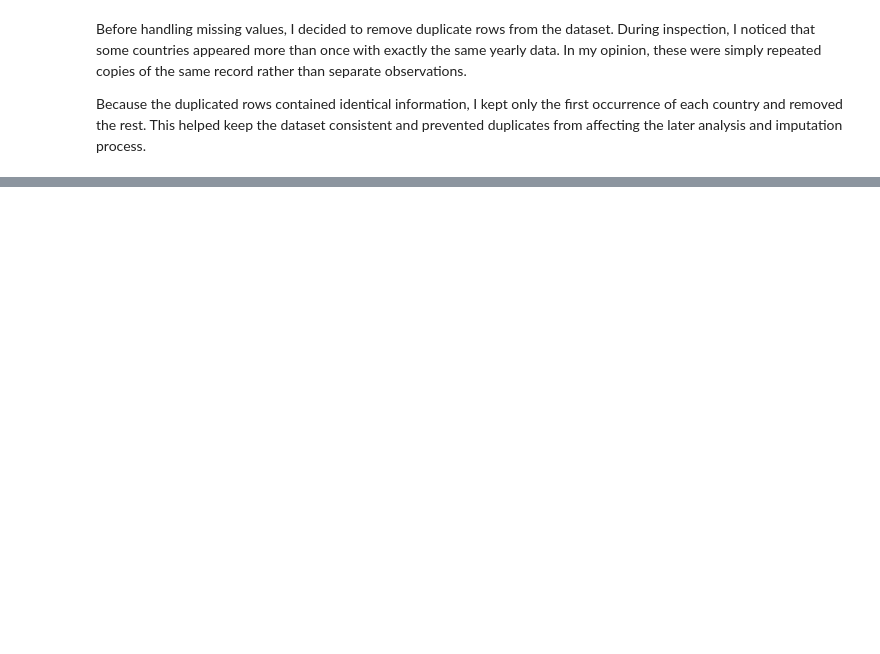
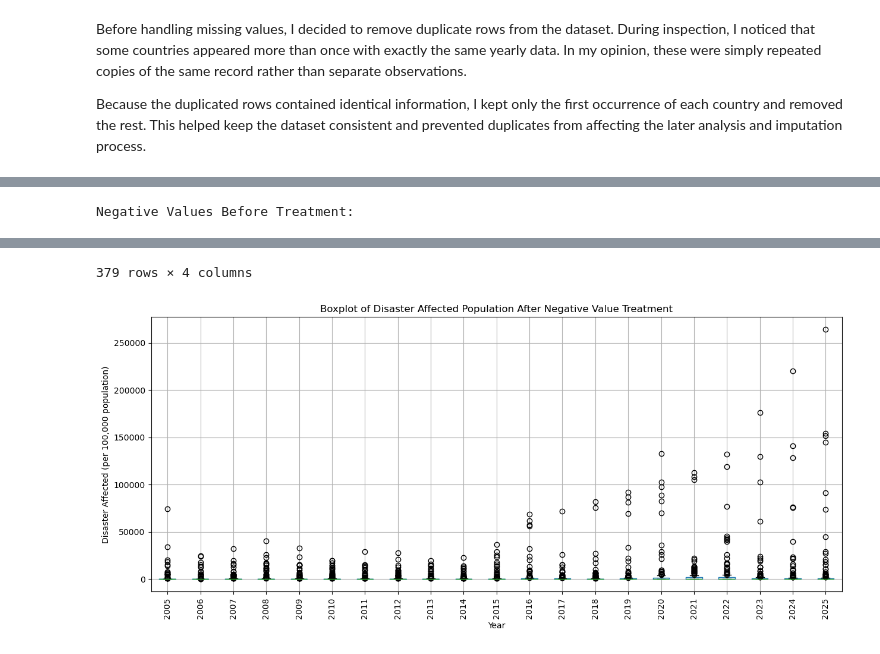
Before and after one commit to frogosorap/SDGReadinessIndex, a Jupyter notebook: Raw_Data/SDG_11_Sustainable_Cities_and_Communities/Cleaning_SDG_11.ipynb, the cells around one changed output, grey strips where cells are left out. Saved outputs shown, nothing was run; the diff lists cells and outputs as text; code cells hidden in the pictures; blank space fills up the shorter version.

```diff
--- a/Raw_Data/SDG_11_Sustainable_Cities_and_Communities/Cleaning_SDG_11.ipynb
+++ b/Raw_Data/SDG_11_Sustainable_Cities_and_Communities/Cleaning_SDG_11.ipynb
@@ -428,0 +591,68 @@ KeyError: "['2000', '2001', '2002', '2003', '2004'] not in index"
+# %%
+# Store negative values
+disaster_possible_outliers = []
+
+for year in years_2005_2025:
+
+    # Skip missing year columns
+    if year not in disaster_df.columns:
+        continue
+
+    # Get negative values
+    outliers = disaster_df[
+        disaster_df[year] < 0
+    ][['GeoAreaName', year]].copy()
+
+    outliers = outliers.rename(
+        columns={year: 'DisasterRiskRate'}
+    )
+
+    outliers['Year'] = year
+    outliers['ReplacementValue'] = 0
+
+    disaster_possible_outliers.append(outliers)
+
+# Combine all negative outliers
+disaster_possible_outliers_df = pd.concat(
+    disaster_possible_outliers
+)
+
+print("Negative Values Before Treatment:")
+display(disaster_possible_outliers_df)
+
+# -----------------------------
+# Replace negative values with 0
+# -----------------------------
+disaster_df_cleaned = disaster_df.copy()
+
+for year in years_2005_2025:
+
+    # Skip missing year columns
+    if year not in disaster_df_cleaned.columns:
+        continue
+
+    # Replace negatives with 0
+    disaster_df_cleaned[year] = disaster_df_cleaned[year].clip(
+        lower=0
+    )
+
+# Replace original dataset
+disaster_df = disaster_df_cleaned
+
+# Boxplot after treatment
+plt.figure(figsize=(15, 6))
+
+disaster_df.boxplot(
+    column=years_2005_2025,
+    rot=90
+)
+
+plt.title('Boxplot of Disaster Affected Population After Negative Value Treatment')
+plt.xlabel('Year')
+plt.ylabel('Disaster Affected (per 100,000 population)')
+
+plt.grid(True)
+
+plt.show()
+# %% [output]
+Negative Values Before Treatment:
@@ -428,0 +671,2 @@ KeyError: "['2000', '2001', '2002', '2003', '2004'] not in index"
+379 rows × 4 columns
+[figure, added]
```
Also changed, not shown: parts of 14 cells of this notebook.
